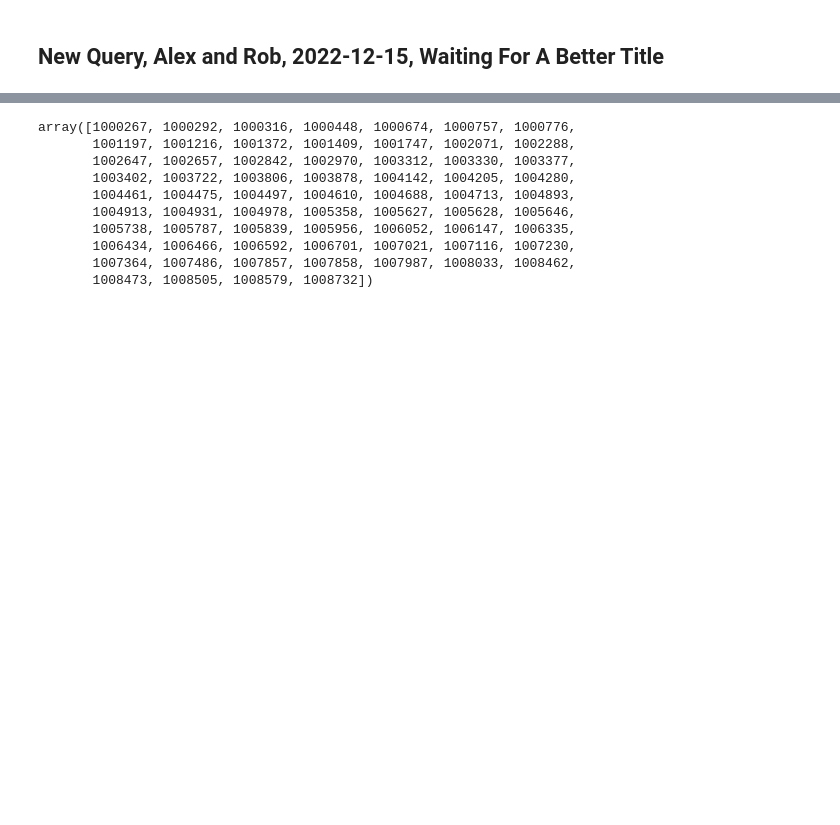
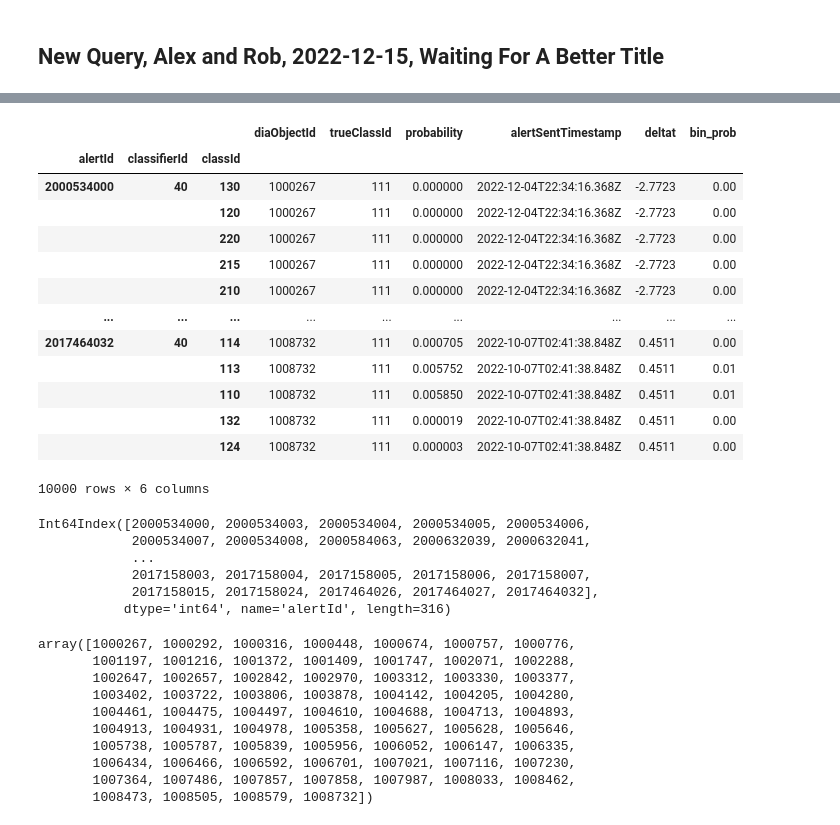
Before and after one commit to josephy02/elasticc_metrics, a Jupyter notebook: query_for_probabilistic_metrics.ipynb, the cells around one changed output, grey strips where cells are left out. Saved outputs shown, nothing was run; the diff lists cells and outputs as text; code cells hidden in the pictures; blank space fills up the shorter version.

```diff
--- a/query_for_probabilistic_metrics.ipynb
+++ b/query_for_probabilistic_metrics.ipynb
@@ -303,3 +393,33 @@ Query done at 2022-12-15T11:19:48.844291
 | 9998 | 40 | 1008732 | 132 | 2017464032 | 111 | 0.000019 | 2022-10-07T02:41:38.848Z | 0.4511 |
 | 9999 | 40 | 1008732 | 124 | 2017464032 | 111 | 0.000003 | 2022-10-07T02:41:38.848Z | 0.4511 |
 10000 rows × 8 columns
+# %%
+pre_probvecs = data.groupby(['alertId', "classifierId"])
+probvecs = data.set_index(['alertId', "classifierId", "classId"])
+# for idno in data['classId'].unique():
+#     probvecs[str(idno)] = data['classId'=]
+probvecs
+# %% [output]
+|  |  |  | diaObjectId | trueClassId | probability | alertSentTimestamp | deltat | bin_prob |
+| alertId | classifierId | classId |  |  |  |  |  |  |
+| 2000534000 | 40 | 130 | 1000267 | 111 | 0.000000 | 2022-12-04T22:34:16.368Z | -2.7723 | 0.00 |
+|  |  | 120 | 1000267 | 111 | 0.000000 | 2022-12-04T22:34:16.368Z | -2.7723 | 0.00 |
+|  |  | 220 | 1000267 | 111 | 0.000000 | 2022-12-04T22:34:16.368Z | -2.7723 | 0.00 |
+|  |  | 215 | 1000267 | 111 | 0.000000 | 2022-12-04T22:34:16.368Z | -2.7723 | 0.00 |
+|  |  | 210 | 1000267 | 111 | 0.000000 | 2022-12-04T22:34:16.368Z | -2.7723 | 0.00 |
+| ... | ... | ... | ... | ... | ... | ... | ... | ... |
+| 2017464032 | 40 | 114 | 1008732 | 111 | 0.000705 | 2022-10-07T02:41:38.848Z | 0.4511 | 0.00 |
+|  |  | 113 | 1008732 | 111 | 0.005752 | 2022-10-07T02:41:38.848Z | 0.4511 | 0.01 |
+|  |  | 110 | 1008732 | 111 | 0.005850 | 2022-10-07T02:41:38.848Z | 0.4511 | 0.01 |
+|  |  | 132 | 1008732 | 111 | 0.000019 | 2022-10-07T02:41:38.848Z | 0.4511 | 0.00 |
+|  |  | 124 | 1008732 | 111 | 0.000003 | 2022-10-07T02:41:38.848Z | 0.4511 | 0.00 |
+10000 rows × 6 columns
+# %%
+probvecs.index.levels[0]
+# %% [output]
+Int64Index([2000534000, 2000534003, 2000534004, 2000534005, 2000534006,
+            2000534007, 2000534008, 2000584063, 2000632039, 2000632041,
+            ...
+            2017158003, 2017158004, 2017158005, 2017158006, 2017158007,
+            2017158015, 2017158024, 2017464026, 2017464027, 2017464032],
+           dtype='int64', name='alertId', length=316)
```
Also changed, not shown: parts of 20 cells of this notebook.
